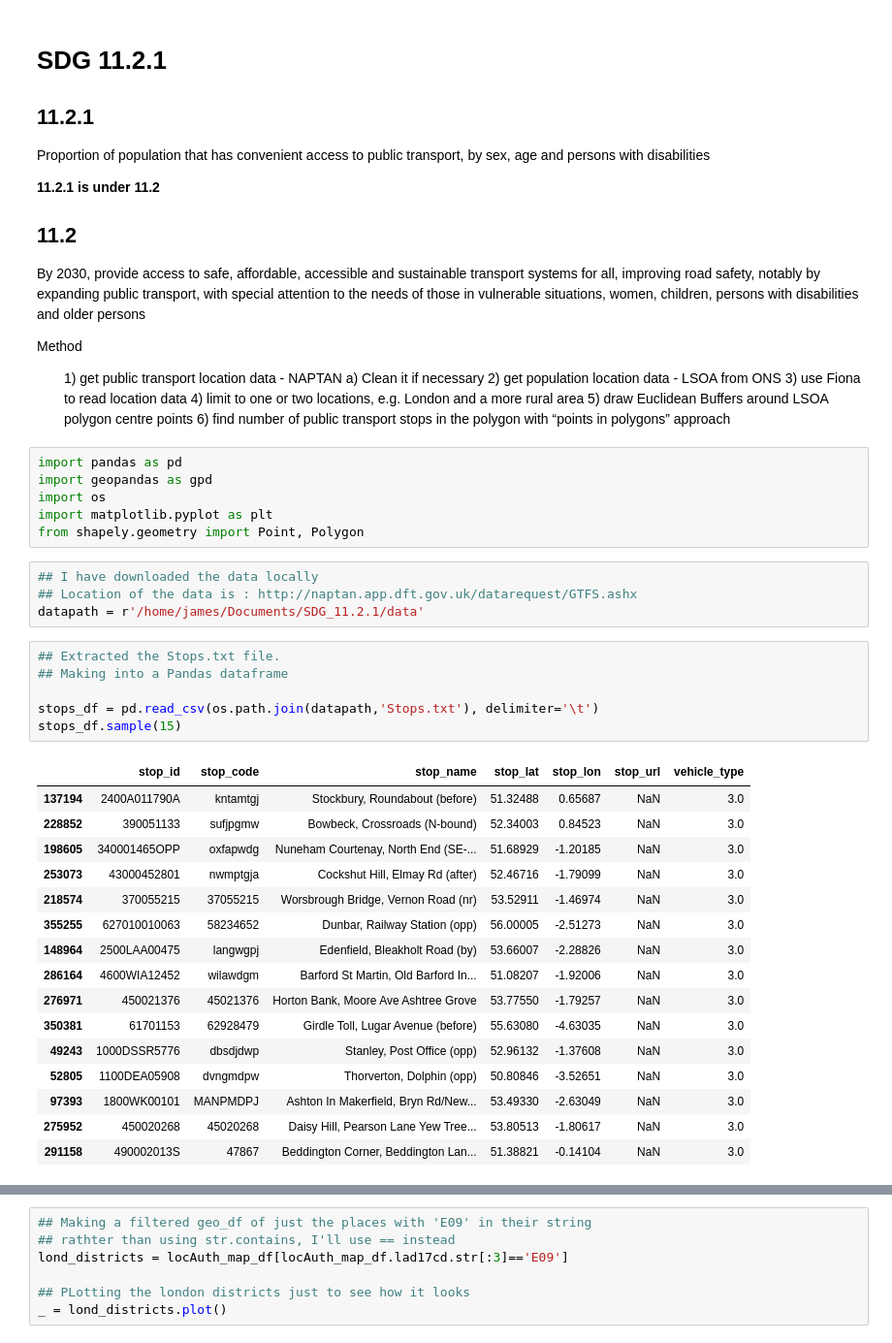
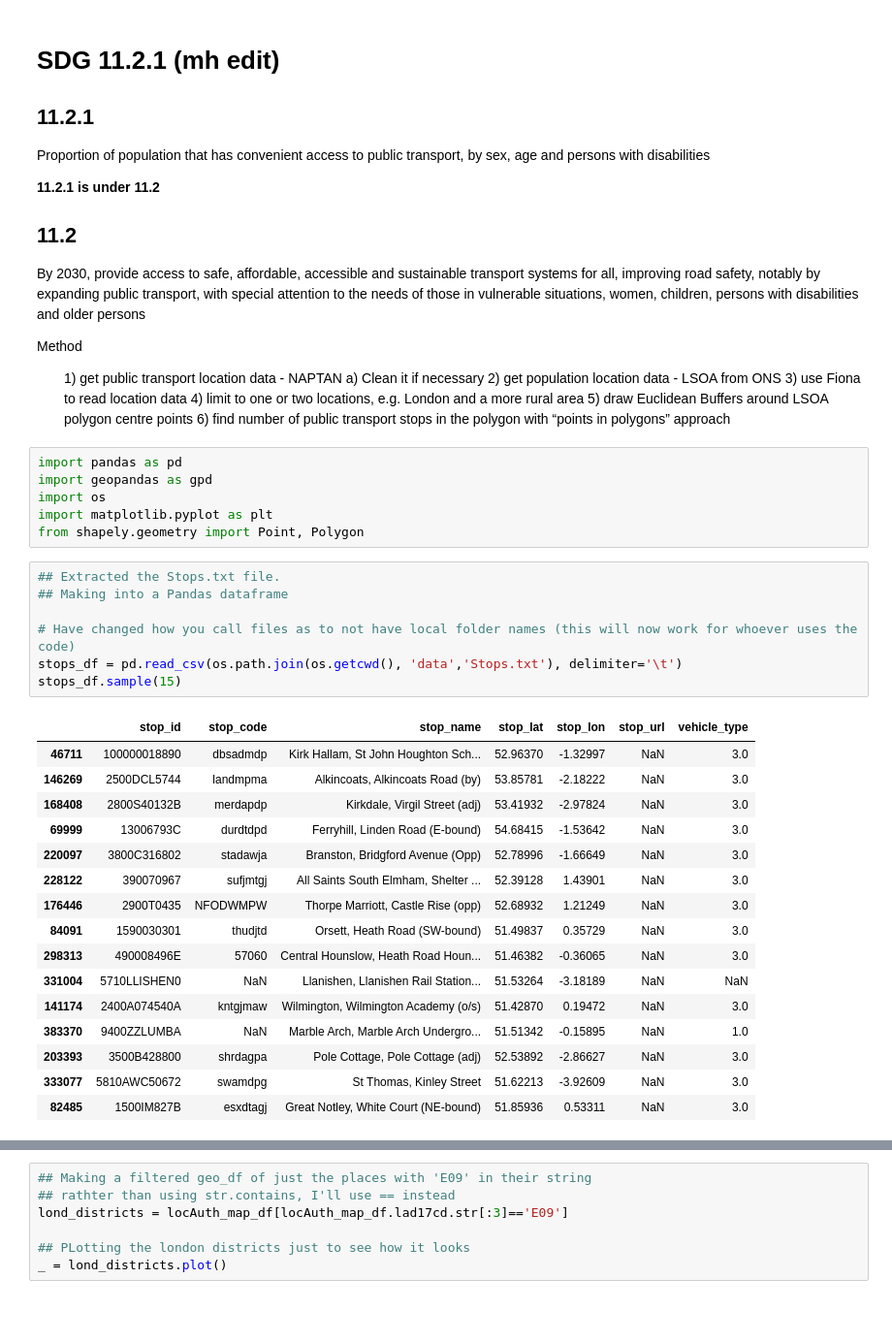
Before and after one commit to ONSdigital/SDG_11.2.1, a Jupyter notebook: SDG_11.2.1.ipynb, the cells around one changed output, grey strips where cells are left out. Shown: that part at 97% size. Drawn from its saved outputs; the diff is of its cells as text; blank space fills up the shorter version.

```diff
--- a/SDG_11.2.1.ipynb
+++ b/SDG_11.2.1.ipynb
@@ -1,5 +1,5 @@
 # %% [markdown]
-# SDG 11.2.1
+# SDG 11.2.1 (mh edit)
 
 ## 11.2.1
 Proportion of population that has convenient access to public transport, by sex, age and persons with disabilities
@@ -25,31 +25,28 @@ import geopandas as gpd
 import os
 import matplotlib.pyplot as plt
 from shapely.geometry import Point, Polygon
-# %%
-## I have downloaded the data locally
-## Location of the data is : http://naptan.app.dft.gov.uk/datarequest/GTFS.ashx
-datapath = r'/home/james/Documents/SDG_11.2.1/data'
 # %%
 ## Extracted the Stops.txt file.
 ## Making into a Pandas dataframe
 
-stops_df = pd.read_csv(os.path.join(datapath,'Stops.txt'), delimiter='\t')
+# Have changed how you call files as to not have local folder names (this will now work for whoever uses the code)
+stops_df = pd.read_csv(os.path.join(os.getcwd(), 'data','Stops.txt'), delimiter='\t')
 stops_df.sample(15)
 # %% [output]
 |  | stop_id | stop_code | stop_name | stop_lat | stop_lon | stop_url | vehicle_type |
-| 137194 | 2400A011790A | kntamtgj | Stockbury, Roundabout (before) | 51.32488 | 0.65687 | NaN | 3.0 |
-| 228852 | 390051133 | sufjpgmw | Bowbeck, Crossroads (N-bound) | 52.34003 | 0.84523 | NaN | 3.0 |
-| 198605 | 340001465OPP | oxfapwdg | Nuneham Courtenay, North End (SE-... | 51.68929 | -1.20185 | NaN | 3.0 |
-| 253073 | 43000452801 | nwmptgja | Cockshut Hill, Elmay Rd (after) | 52.46716 | -1.79099 | NaN | 3.0 |
-| 218574 | 370055215 | 37055215 | Worsbrough Bridge, Vernon Road (nr) | 53.52911 | -1.46974 | NaN | 3.0 |
-| 355255 | 627010010063 | 58234652 | Dunbar, Railway Station (opp) | 56.00005 | -2.51273 | NaN | 3.0 |
-| 148964 | 2500LAA00475 | langwgpj | Edenfield, Bleakholt Road (by) | 53.66007 | -2.28826 | NaN | 3.0 |
-| 286164 | 4600WIA12452 | wilawdgm | Barford St Martin, Old Barford In... | 51.08207 | -1.92006 | NaN | 3.0 |
-| 276971 | 450021376 | 45021376 | Horton Bank, Moore Ave Ashtree Grove | 53.77550 | -1.79257 | NaN | 3.0 |
-| 350381 | 61701153 | 62928479 | Girdle Toll, Lugar Avenue (before) | 55.63080 | -4.63035 | NaN | 3.0 |
-| 49243 | 1000DSSR5776 | dbsdjdwp | Stanley, Post Office (opp) | 52.96132 | -1.37608 | NaN | 3.0 |
-| 52805 | 1100DEA05908 | dvngmdpw | Thorverton, Dolphin (opp) | 50.80846 | -3.52651 | NaN | 3.0 |
-| 97393 | 1800WK00101 | MANPMDPJ | Ashton In Makerfield, Bryn Rd/New... | 53.49330 | -2.63049 | NaN | 3.0 |
-| 275952 | 450020268 | 45020268 | Daisy Hill, Pearson Lane Yew Tree... | 53.80513 | -1.80617 | NaN | 3.0 |
-| 291158 | 490002013S | 47867 | Beddington Corner, Beddington Lan... | 51.38821 | -0.14104 | NaN | 3.0 |
+| 46711 | 100000018890 | dbsadmdp | Kirk Hallam, St John Houghton Sch... | 52.96370 | -1.32997 | NaN | 3.0 |
+| 146269 | 2500DCL5744 | landmpma | Alkincoats, Alkincoats Road (by) | 53.85781 | -2.18222 | NaN | 3.0 |
+| 168408 | 2800S40132B | merdapdp | Kirkdale, Virgil Street (adj) | 53.41932 | -2.97824 | NaN | 3.0 |
+| 69999 | 13006793C | durdtdpd | Ferryhill, Linden Road (E-bound) | 54.68415 | -1.53642 | NaN | 3.0 |
+| 220097 | 3800C316802 | stadawja | Branston, Bridgford Avenue (Opp) | 52.78996 | -1.66649 | NaN | 3.0 |
+| 228122 | 390070967 | sufjmtgj | All Saints South Elmham, Shelter ... | 52.39128 | 1.43901 | NaN | 3.0 |
+| 176446 | 2900T0435 | NFODWMPW | Thorpe Marriott, Castle Rise (opp) | 52.68932 | 1.21249 | NaN | 3.0 |
+| 84091 | 1590030301 | thudjtd | Orsett, Heath Road (SW-bound) | 51.49837 | 0.35729 | NaN | 3.0 |
+| 298313 | 490008496E | 57060 | Central Hounslow, Heath Road Houn... | 51.46382 | -0.36065 | NaN | 3.0 |
+| 331004 | 5710LLISHEN0 | NaN | Llanishen, Llanishen Rail Station... | 51.53264 | -3.18189 | NaN | NaN |
+| 141174 | 2400A074540A | kntgjmaw | Wilmington, Wilmington Academy (o/s) | 51.42870 | 0.19472 | NaN | 3.0 |
+| 383370 | 9400ZZLUMBA | NaN | Marble Arch, Marble Arch Undergro... | 51.51342 | -0.15895 | NaN | 1.0 |
+| 203393 | 3500B428800 | shrdagpa | Pole Cottage, Pole Cottage (adj) | 52.53892 | -2.86627 | NaN | 3.0 |
+| 333077 | 5810AWC50672 | swamdpg | St Thomas, Kinley Street | 51.62213 | -3.92609 | NaN | 3.0 |
+| 82485 | 1500IM827B | esxdtagj | Great Notley, White Court (NE-bound) | 51.85936 | 0.53311 | NaN | 3.0 |
 # %%
```
Also changed, not shown: parts of 25 cells of this notebook, 7 other files.
